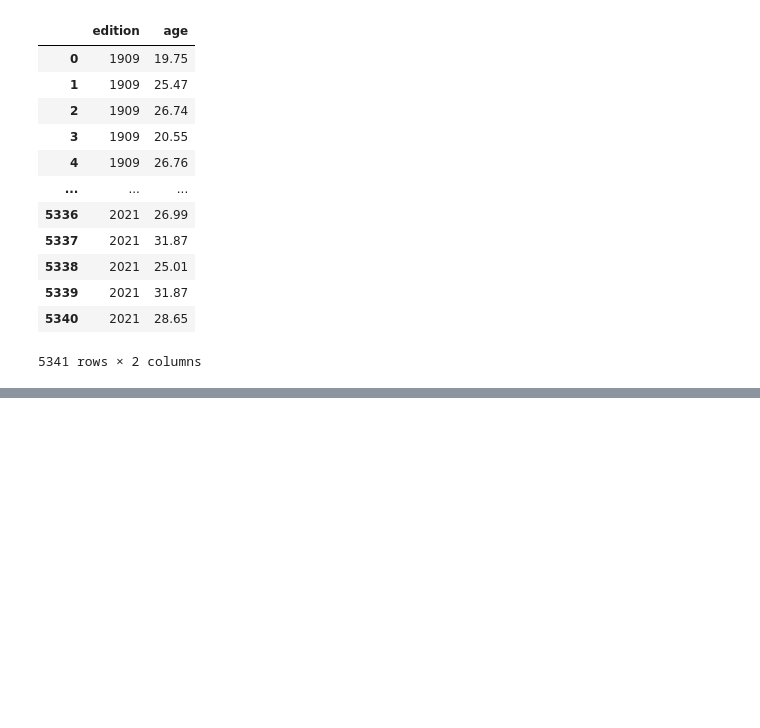
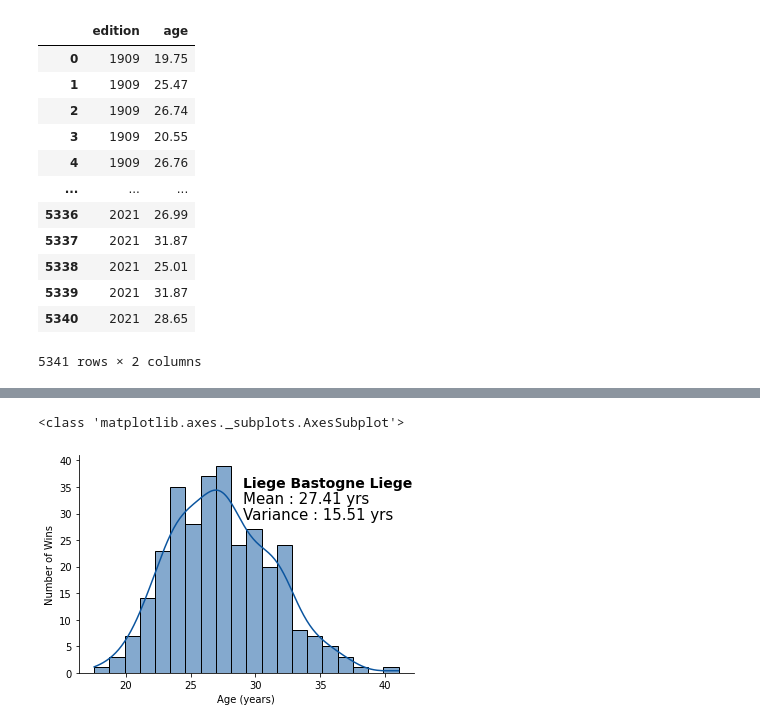
Before and after one commit to charles-v-phillips/grand_tour_analysis, a Jupyter notebook: playground.ipynb, the cells around one changed output, grey strips where cells are left out. Drawn from its saved outputs; the diff is of its cells as text; code cells hidden in the pictures; blank space fills up the shorter version.

```diff
--- a/playground.ipynb
+++ b/playground.ipynb
@@ -119,0 +243,6 @@ a
+# %%
+liege = collapse_cols(lbl)
+make_plot(liege,'Liege Bastogne Liege',save = True)
+# %% [output]
+<class 'matplotlib.axes._subplots.AxesSubplot'>
+[figure, added]
```
Also changed, not shown: parts of 23 cells of this notebook, 2 other files.
